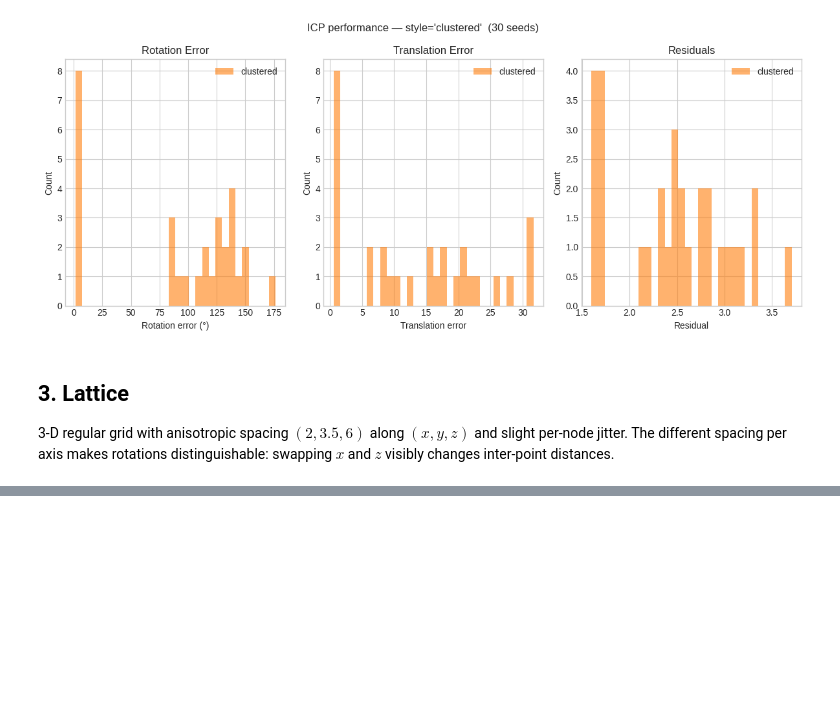
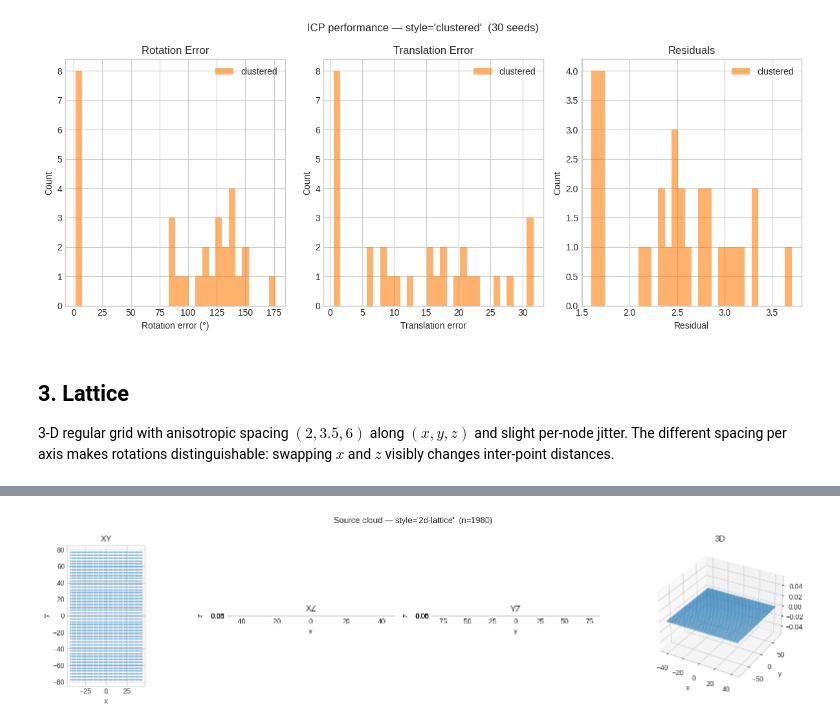
Before and after one commit to AdrianDegenkolb/TransformationRecovery, a Jupyter notebook: notebooks/4_cloud_styles.ipynb, the cells around one changed output, grey strips where cells are left out. Cells and saved outputs as stored; diff of their text form; code cells hidden in the pictures; blank space fills up the shorter version.

```diff
--- a/notebooks/4_cloud_styles.ipynb
+++ b/notebooks/4_cloud_styles.ipynb
@@ -111,0 +123,4 @@ plt.show()
+# %%
+visualize_cloud('2d-lattice')
+# %% [output]
+[figure, added]
```
Also changed, not shown: parts of 14 cells of this notebook, 12 other files.
